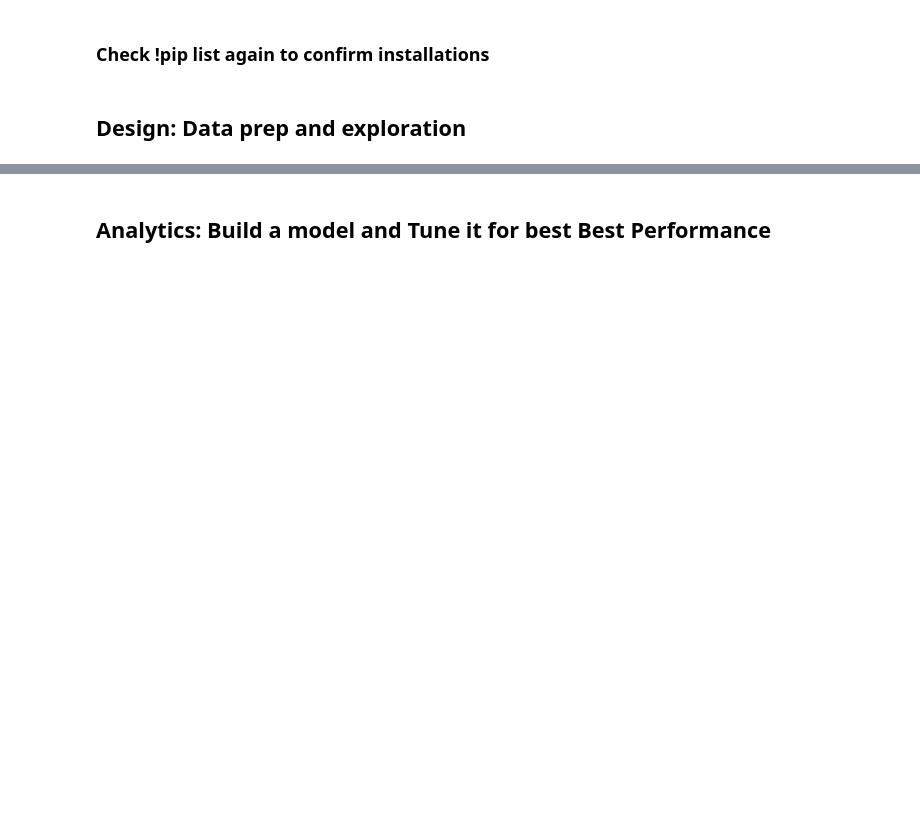
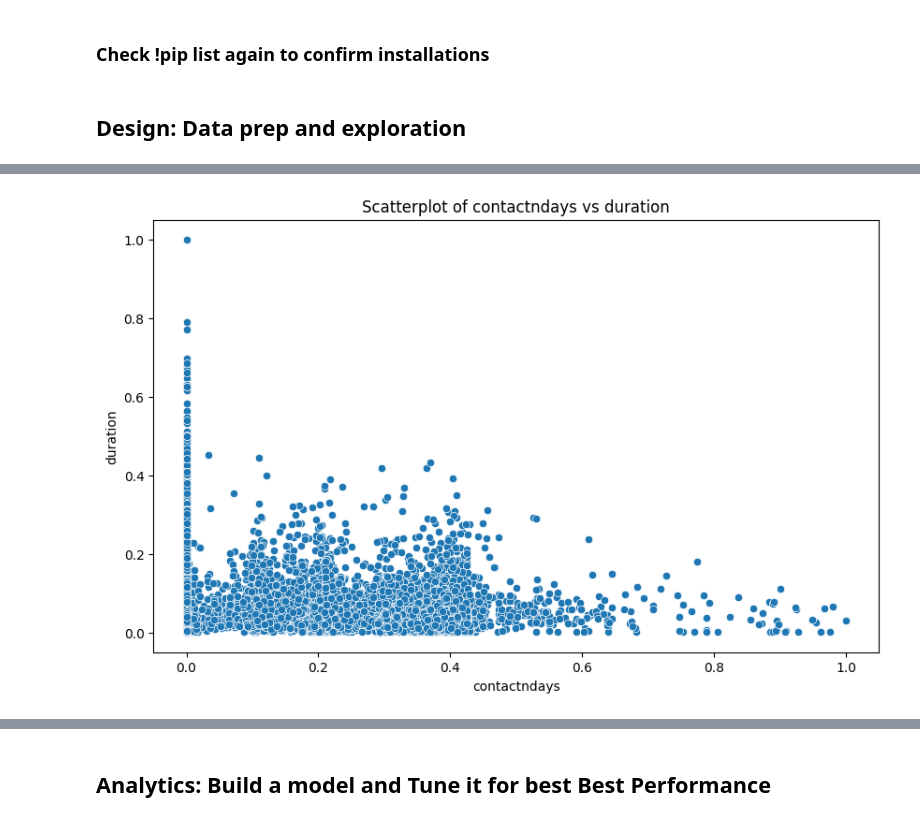
Before and after one commit to justinBiester6/ds1001_final, a Jupyter notebook: ds1001_final/notebooks/Final_Project_Notebook.ipynb, the cells around one changed output, grey strips where cells are left out. Drawn from its saved outputs; the diff is of its cells as text; code cells hidden in the pictures; blank space fills up the shorter version.

```diff
--- a/ds1001_final/notebooks/Final_Project_Notebook.ipynb
+++ b/ds1001_final/notebooks/Final_Project_Notebook.ipynb
@@ -128,8 +175,11 @@ num_numeric_columns = "xx".select_dtypes(include=['number']).shape[1]
 # %%
 # Normalization
 scaler = MinMaxScaler()
-"xx"["xx".select_dtypes(include=['number']).columns] = scaler.fit_transform("xx".select_dtypes(include=['number']))
+numeric_cols = bd.select_dtypes(include=['number']).columns
+
+bd[numeric_cols] = scaler.fit_transform(bd[numeric_cols])
 # %%
 # Likely need to convert categorical columns to category dtype
-for col in "xx".select_dtypes(include=['object']).columns:
-    "xx"[col] = "xx"[col].astype('category')
+for col in bd.select_dtypes(include=['object']).columns:
+    bd[col] = bd[col].astype('category')
+bd.dtypes
@@ -136,4 +202,9 @@ for col in "xx".select_dtypes(include=['object']).columns:
 # %%
 # Creating dummy variables, make sure the variables that need to be converted to dummies are categorical, not numeric.
 # This might require you to convert some columns to categorical first using astype('category')
-"xx" = pd.get_dummies("xx", drop_first=True)
+bd = pd.get_dummies(bd, drop_first=True)
+
+num_rows, num_columns = bd.shape
+print(f"Number of rows: {num_rows}")
+print(f"Number of columns: {num_columns}")
+bd.info()
@@ -143,13 +250,15 @@ print("xx".isnull().sum())
 # %%
 # remove missing values if needed
-"xx" = "xx".dropna()
+bd = bd.dropna()
 # %%
 # Scatterplot between two continuous variables
 plt.figure(figsize=(10, 6))
-sns.scatterplot(x='Variable1', y='Variable2', data="xx")  # Replace 'Variable1' and 'Variable2' with your column names
-plt.title('Scatterplot of Variable1 vs Variable2')
+sns.scatterplot(x='contactndays', y='duration', data=bd)  # Replace 'Variable1' and 'Variable2' with your column names
+plt.title('Scatterplot of contactndays vs duration')
 plt.savefig('scatterplot.png')  # Save the scatterplot image
 plt.show()
+# %% [output]
+[figure, added]
 # %%
 # Density chart of a continuous variable
 plt.figure(figsize=(10, 6))
```
Also changed, not shown: parts of 19 cells of this notebook.
